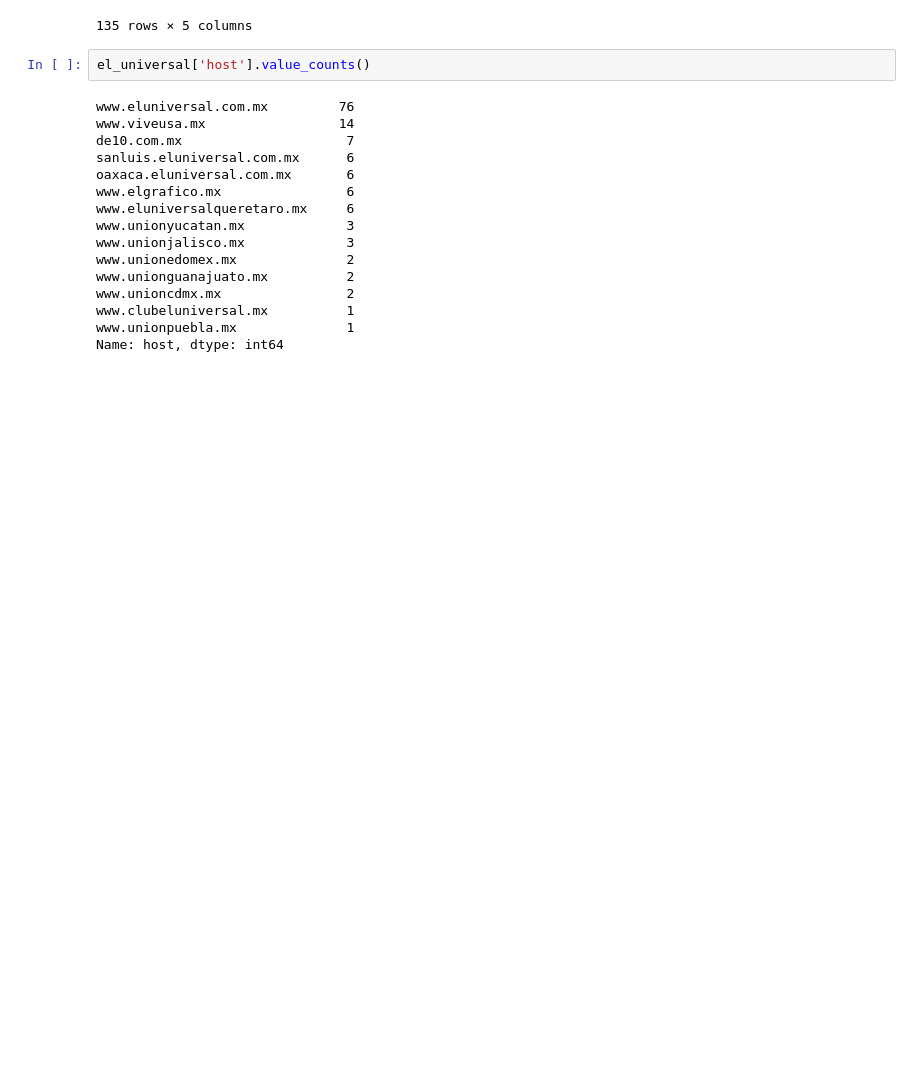
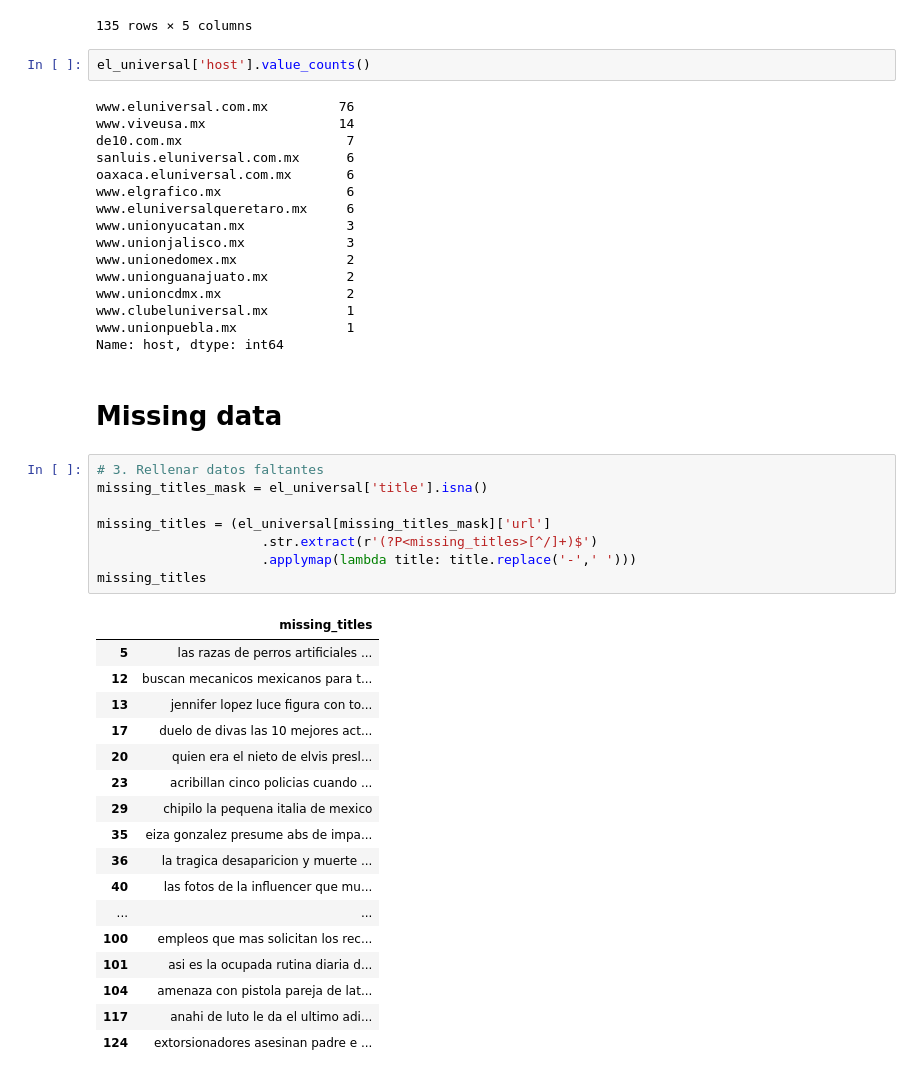
Before and after one commit to sebasb718/Ingenieria-de-datos-Phyton-Platzi, a Jupyter notebook: Jupyter_folder/platzi data live.ipynb, the cells around one changed output. Cells and saved outputs as stored; diff of their text form; blank space fills up the shorter version.

Commit message:
Hasta clase 30, mas transformaciones a los datos (uid, titulos faltantes y remocion caracteres no deseados)

```diff
--- a/Jupyter_folder/platzi data live.ipynb
+++ b/Jupyter_folder/platzi data live.ipynb
@@ -309,3 +309,31 @@ www.unioncdmx.mx                2
 www.clubeluniversal.mx          1
 www.unionpuebla.mx              1
 Name: host, dtype: int64
+# %% [markdown]
+# Missing data
+# %%
+# 3. Rellenar datos faltantes
+missing_titles_mask = el_universal['title'].isna()
+
+missing_titles = (el_universal[missing_titles_mask]['url']
+                     .str.extract(r'(?P<missing_titles>[^/]+)$')
+                     .applymap(lambda title: title.replace('-',' ')))
+missing_titles
+# %% [output]
+|  | missing_titles |
+| 5 | las razas de perros artificiales ... |
+| 12 | buscan mecanicos mexicanos para t... |
+| 13 | jennifer lopez luce figura con to... |
+| 17 | duelo de divas las 10 mejores act... |
+| 20 | quien era el nieto de elvis presl... |
+| 23 | acribillan cinco policias cuando ... |
+| 29 | chipilo la pequena italia de mexico |
+| 35 | eiza gonzalez presume abs de impa... |
+| 36 | la tragica desaparicion y muerte ... |
+| 40 | las fotos de la influencer que mu... |
+| ... | ... |
+| 100 | empleos que mas solicitan los rec... |
+| 101 | asi es la ocupada rutina diaria d... |
+| 104 | amenaza con pistola pareja de lat... |
+| 117 | anahi de luto le da el ultimo adi... |
+| 124 | extorsionadores asesinan padre e ... |
```
Also changed, not shown: parts of 5 cells of this notebook, 1 other file.
